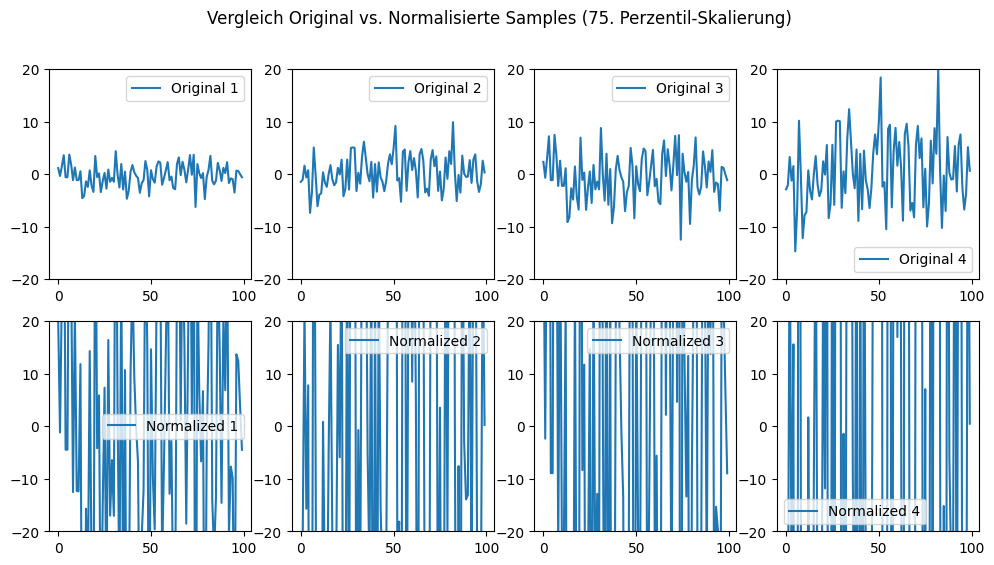
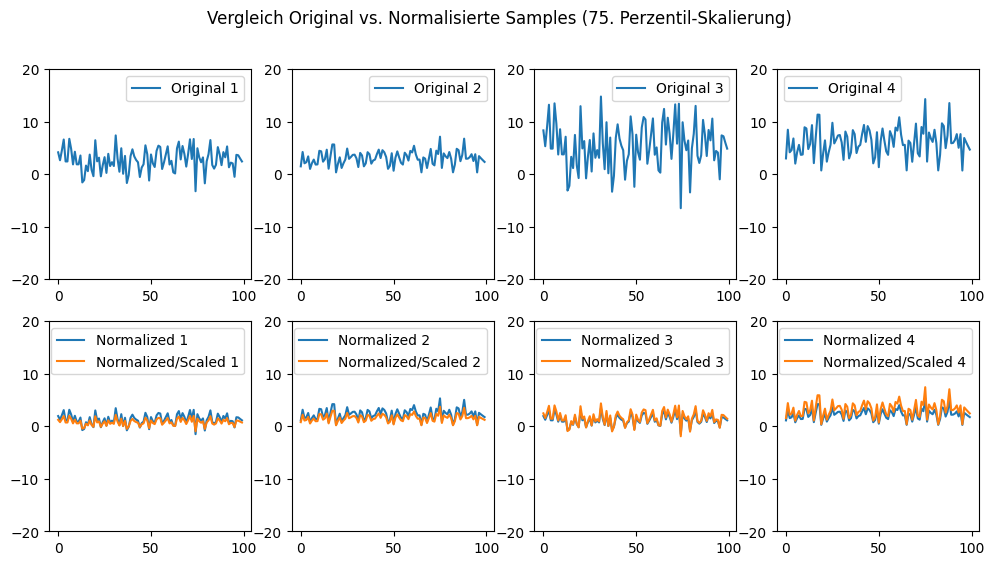
Code edit (unified diff) that turned the first committed figure into the second:
--- before
+++ after
@@ -1,5 +1,5 @@
 
 
-percentile =60
+percentile = 50
 
 # 2. Globale Skalierung anhand des 75. Perzentils pro Sample
@@ -18,12 +18,17 @@
 plt.figure(figsize=(12, 6))
 
-for i, (orig, norm) in enumerate(zip(samples, scaled_samples)):
+for i, (orig, norm, scaled) in enumerate(zip(samples, normalized_samples, scaled_samples)):
     plt.subplot(2, num_samples, i + 1)
     plt.plot(orig, label=f"Original {i+1}")
     plt.ylim(y_min, y_max)  # Einheitliche y-Limits setzen
     plt.legend()
+
+    plt.subplot(2, num_samples, i + 1 + num_samples)
+    plt.plot(norm, label=f"Normalized {i+1}")
+    plt.ylim(y_min, y_max)  # Einheitliche y-Limits setzen
+    plt.legend()
     
     plt.subplot(2, num_samples, i + 1 + num_samples)
-    plt.plot(norm, label=f"Normalized {i+1}")
+    plt.plot(scaled, label=f"Normalized/Scaled {i+1}")
     plt.ylim(y_min, y_max)  # Einheitliche y-Limits setzen
     plt.legend()

Commit: updaing